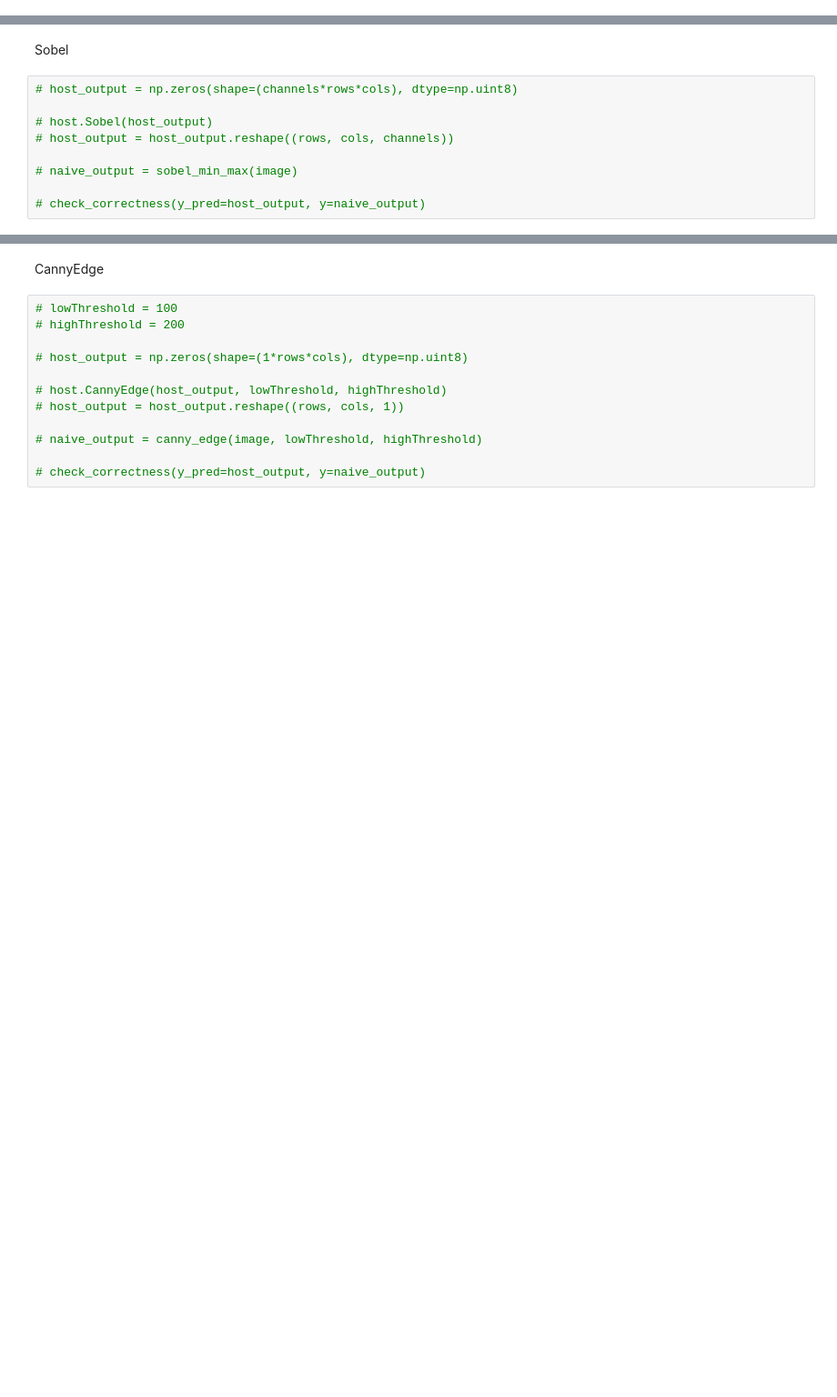
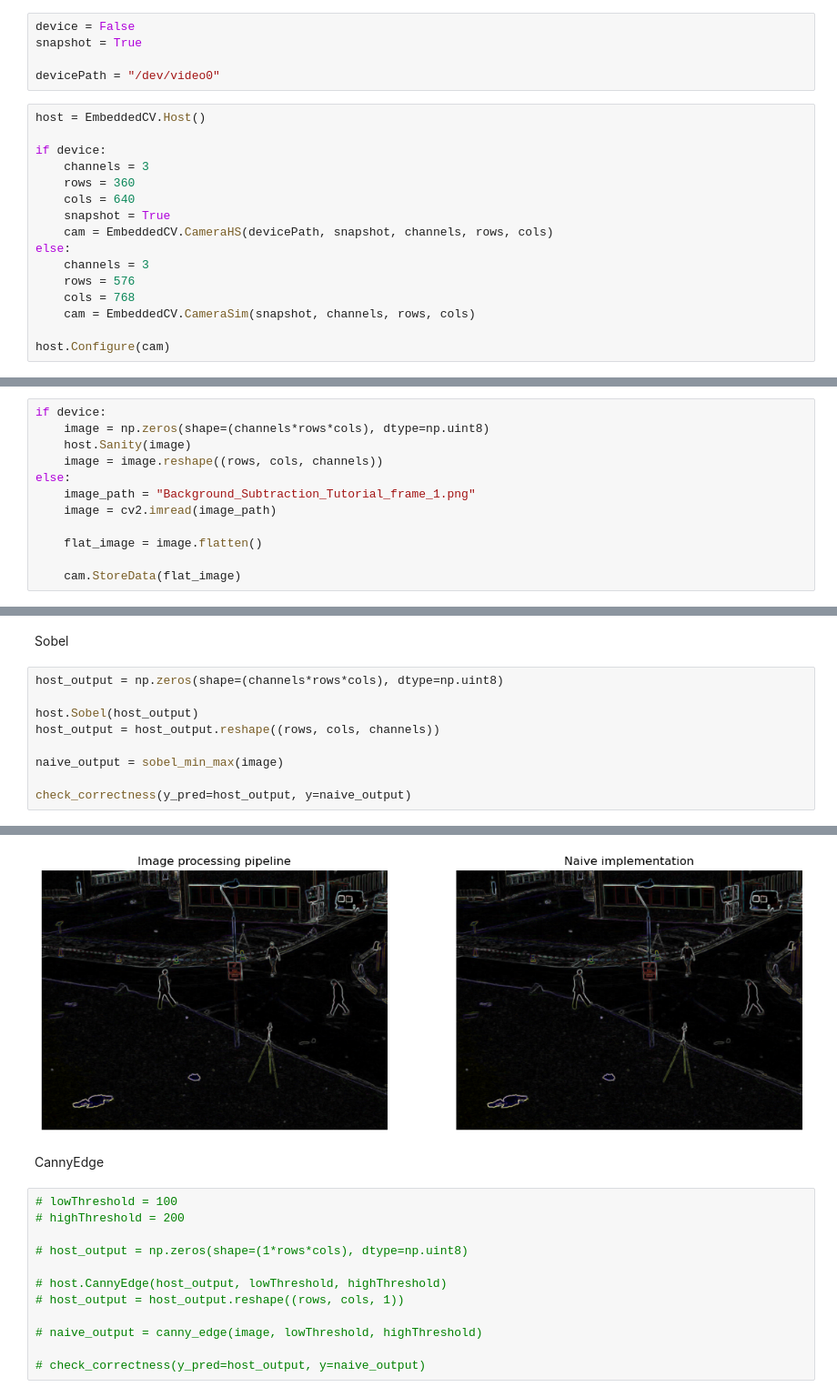
Before and after one commit to EmilStevnsborg/PUK, a Jupyter notebook: project/tests_pybind/tests.ipynb, the cells around one changed output, grey strips where cells are left out. Shown: that part at 91% size. Cells and saved outputs as stored; diff of their text form; blank space fills up the shorter version.

```diff
--- a/project/tests_pybind/tests.ipynb
+++ b/project/tests_pybind/tests.ipynb
@@ -54,2 +58,23 @@ host = EmbeddedCV.Host(cam, channels, rows, cols)
+# %%
+device = False
+snapshot = True
+
+devicePath = "/dev/video0"
+# %%
+host = EmbeddedCV.Host()
+
+if device:
+    channels = 3
+    rows = 360
+    cols = 640
+    snapshot = True
+    cam = EmbeddedCV.CameraHS(devicePath, snapshot, channels, rows, cols)
+else:
+    channels = 3
+    rows = 576
+    cols = 768
+    cam = EmbeddedCV.CameraSim(snapshot, channels, rows, cols)
+
+host.Configure(cam)
 # %% [markdown]
 Test cases
@@ -63,3 +81,15 @@ cam.StoreData(flat_image)
+# %%
+if device:
+    image = np.zeros(shape=(channels*rows*cols), dtype=np.uint8)
+    host.Sanity(image)
+    image = image.reshape((rows, cols, channels))
+else:
+    image_path = "Background_Subtraction_Tutorial_frame_1.png"
+    image = cv2.imread(image_path)
+
+    flat_image = image.flatten()
+
+    cam.StoreData(flat_image)
 # %% [markdown]
 Sanity Check
 # %%
@@ -101,11 +131,12 @@ check_correctness(y_pred=host_output, y=naive_output)
 # %% [markdown]
 Sobel
 # %%
-# host_output = np.zeros(shape=(channels*rows*cols), dtype=np.uint8)
+host_output = np.zeros(shape=(channels*rows*cols), dtype=np.uint8)
 
-# host.Sobel(host_output)
-# host_output = host_output.reshape((rows, cols, channels))
+host.Sobel(host_output)
+host_output = host_output.reshape((rows, cols, channels))
 
-# naive_output = sobel_min_max(image)
+naive_output = sobel_min_max(image)
 
-# check_correctness(y_pred=host_output, y=naive_output)
+check_correctness(y_pred=host_output, y=naive_output)
+# %% [output]
@@ -112,3 +147,4 @@ Sobel
+[figure, added]
 # %% [markdown]
 CannyEdge
 # %%
```
Also changed, not shown: parts of 7 cells of this notebook, 17 other files.
